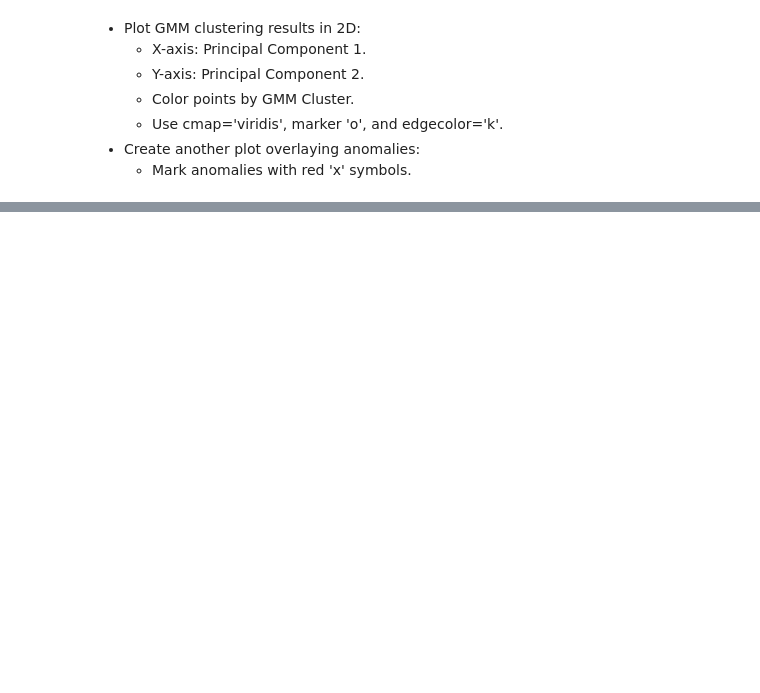
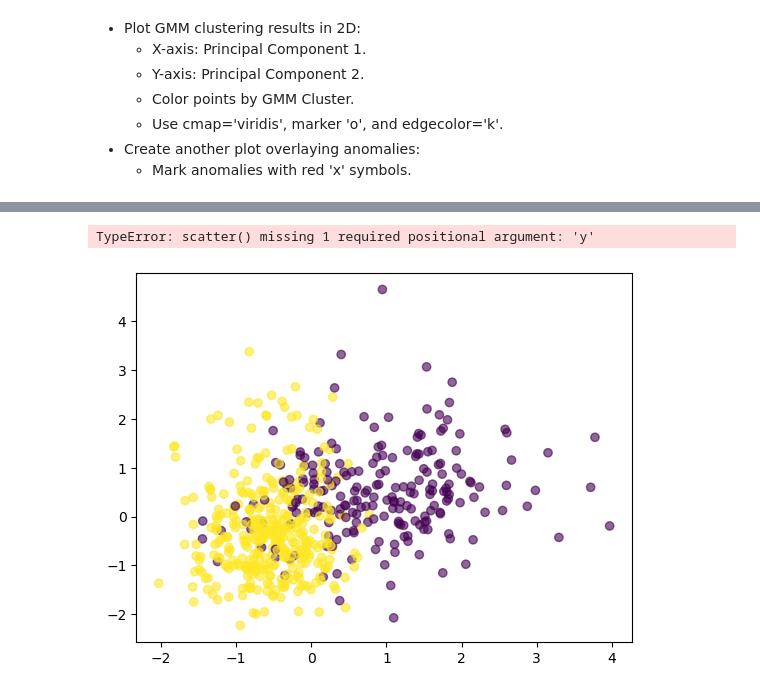
Before and after one commit to marhas109/ds08_all, a Jupyter notebook: mod6_CG_C08_M06.ipynb, the cells around one changed output, grey strips where cells are left out. Cells and saved outputs as stored; diff of their text form; code cells hidden in the pictures; blank space fills up the shorter version.

```diff
--- a/mod6_CG_C08_M06.ipynb
+++ b/mod6_CG_C08_M06.ipynb
@@ -128,7 +154,9 @@ Instructions
 # CodeGrade step4
 
 # Anomalies
-threshold = None
-anomalies = None
+min_prob = np.min(probs, axis=1)
+threshold = np.percentile(min_prob, 5)
+anomalies = df_unlabeled[min_prob < threshold]
 
 # Number of anomalies
+len(anomalies)
@@ -169,0 +236,19 @@ df_pca = pca.fit_transform(df_scaled)
+# %%
+# plot gmm with anomalies
+plt.scatter(df_scaled[:, 0], df_scaled[:, 1], c=df_unlabeled["GMM_Cluster"], cmap='viridis', alpha=0.6, label="Clusters")
+
+# Highlight anomalies
+plt.scatter(anomalies['Cluster_Probability'], color='red', marker='x', s=100, label="Anomalies")
+
+# Plot cluster centers
+plt.scatter(gmm.means_[:, 0], gmm.means_[:, 1], s=200, c='black', marker='X', label="Cluster Centers")
+
+plt.title('GMM Clustering and Anomaly Detection')
+plt.xlabel('Feature 1 (Standardized)')
+plt.ylabel('Feature 2 (Standardized)')
+plt.legend()
+plt.grid(True)
+plt.show()
+# %% [output]
+TypeError: scatter() missing 1 required positional argument: 'y'
+[figure, added]
```
Also changed, not shown: parts of 12 cells of this notebook.
